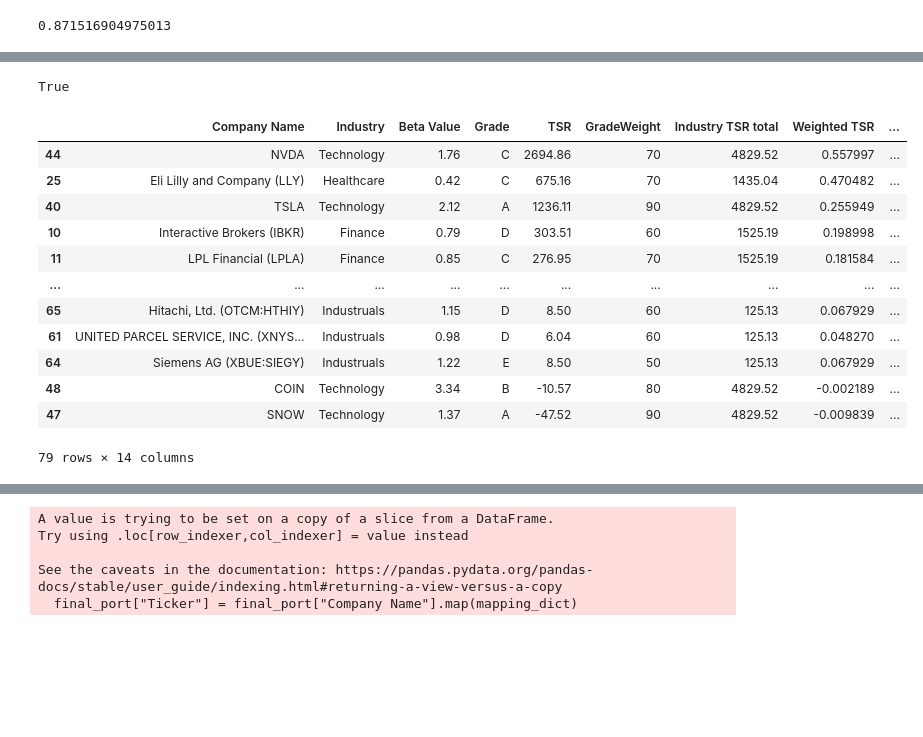
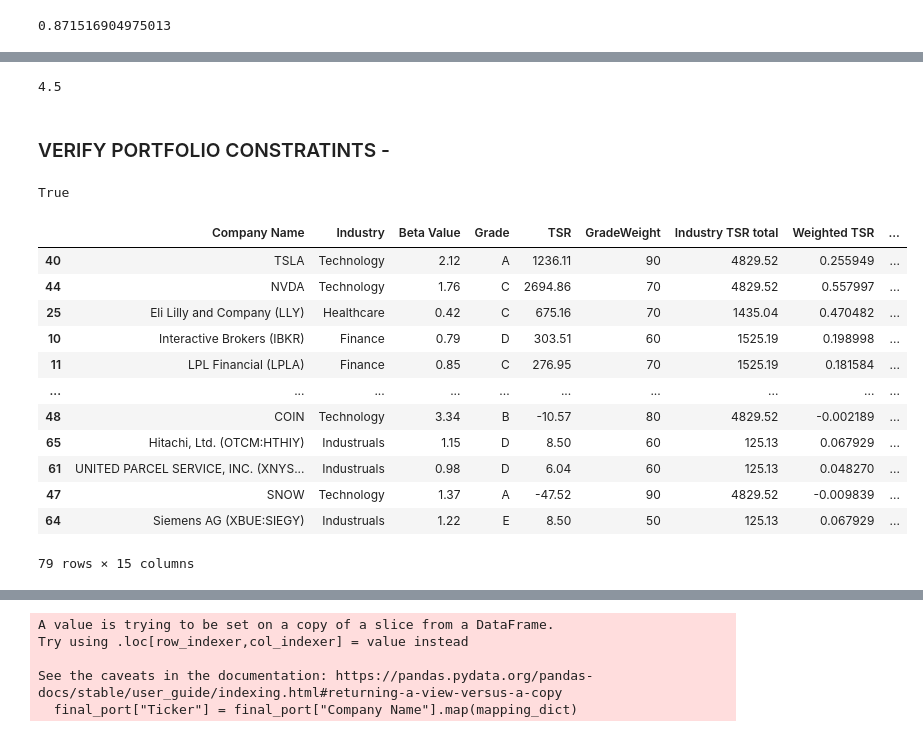
Before and after one commit to visheshgupta19/IDS_789_Final_Project, a Jupyter notebook: algo_update.ipynb, the cells around one changed output, grey strips where cells are left out. Drawn from its saved outputs; the diff is of its cells as text; code cells hidden in the pictures; blank space fills up the shorter version.

```diff
--- a/algo_update.ipynb
+++ b/algo_update.ipynb
@@ -192,0 +128,36 @@ ideal_portfolio["final_weight"] = (
+# %%
+# -------------------------------------------------------------- for capping stocks at 4.5%
+
+ideal_portfolio["Capped_weight"] = np.minimum(ideal_portfolio["final_weight"], 4.5)
+
+while True:
+    industry_totals = ideal_portfolio.groupby("Industry")["final_weight"].transform(
+        "sum"
+    )
+    capped_totals = ideal_portfolio.groupby("Industry")["Capped_weight"].transform(
+        "sum"
+    )
+    excess_weight = industry_totals - capped_totals
+
+    if (excess_weight <= 0).all():
+        break
+
+    # Identify eligible stocks (below cap) for redistribution
+    eligible = ideal_portfolio["Capped_weight"] < 4.5
+    eligible_totals = (
+        ideal_portfolio[eligible].groupby("Industry")["Capped_weight"].transform("sum")
+    )
+
+    # Redistribute proportionally among eligible stocks
+    redistribution = (
+        ideal_portfolio["Capped_weight"] / eligible_totals
+    ) * excess_weight
+    redistribution = redistribution.fillna(
+        0
+    )  # Avoid NaN for industries with no eligible stocks
+    ideal_portfolio.loc[eligible, "Capped_weight"] += redistribution[eligible]
+
+    # Reapply the cap
+    ideal_portfolio["Capped_weight"] = np.minimum(ideal_portfolio["Capped_weight"], 4.5)
+
+ideal_portfolio
@@ -193 +178,7 @@ ideal_portfolio["final_weight"] = (
+# %%
+ideal_portfolio["Capped_weight"].max()
+# %% [output]
+4.5
+# %% [markdown]
+### VERIFY PORTFOLIO CONSTRATINTS -
 # %%
@@ -195,18 +186,18 @@ round(ideal_portfolio["final_weight"].sum(), 2) == 100.00
 # %% [output]
 True
 # %%
-ideal_portfolio.sort_values(by="final_weight", ascending=False)
+ideal_portfolio.sort_values(by="Capped_weight", ascending=False)
 # %% [output]
 |  | Company Name | Industry | Beta Value | Grade | TSR | GradeWeight | Industry TSR total | Weighted TSR | ... |
+| 40 | TSLA | Technology | 2.12 | A | 1236.11 | 90 | 4829.52 | 0.255949 | ... |
 | 44 | NVDA | Technology | 1.76 | C | 2694.86 | 70 | 4829.52 | 0.557997 | ... |
 | 25 | Eli Lilly and Company (LLY) | Healthcare | 0.42 | C | 675.16 | 70 | 1435.04 | 0.470482 | ... |
-| 40 | TSLA | Technology | 2.12 | A | 1236.11 | 90 | 4829.52 | 0.255949 | ... |
 | 10 | Interactive Brokers (IBKR) | Finance | 0.79 | D | 303.51 | 60 | 1525.19 | 0.198998 | ... |
 | 11 | LPL Financial (LPLA) | Finance | 0.85 | C | 276.95 | 70 | 1525.19 | 0.181584 | ... |
 | ... | ... | ... | ... | ... | ... | ... | ... | ... | ... |
+| 48 | COIN | Technology | 3.34 | B | -10.57 | 80 | 4829.52 | -0.002189 | ... |
 | 65 | Hitachi, Ltd. (OTCM:HTHIY) | Industruals | 1.15 | D | 8.50 | 60 | 125.13 | 0.067929 | ... |
 | 61 | UNITED PARCEL SERVICE, INC. (XNYS... | Industruals | 0.98 | D | 6.04 | 60 | 125.13 | 0.048270 | ... |
+| 47 | SNOW | Technology | 1.37 | A | -47.52 | 90 | 4829.52 | -0.009839 | ... |
 | 64 | Siemens AG (XBUE:SIEGY) | Industruals | 1.22 | E | 8.50 | 50 | 125.13 | 0.067929 | ... |
-| 48 | COIN | Technology | 3.34 | B | -10.57 | 80 | 4829.52 | -0.002189 | ... |
-| 47 | SNOW | Technology | 1.37 | A | -47.52 | 90 | 4829.52 | -0.009839 | ... |
-79 rows × 14 columns
+79 rows × 15 columns
```
Also changed, not shown: parts of 16 cells of this notebook.
